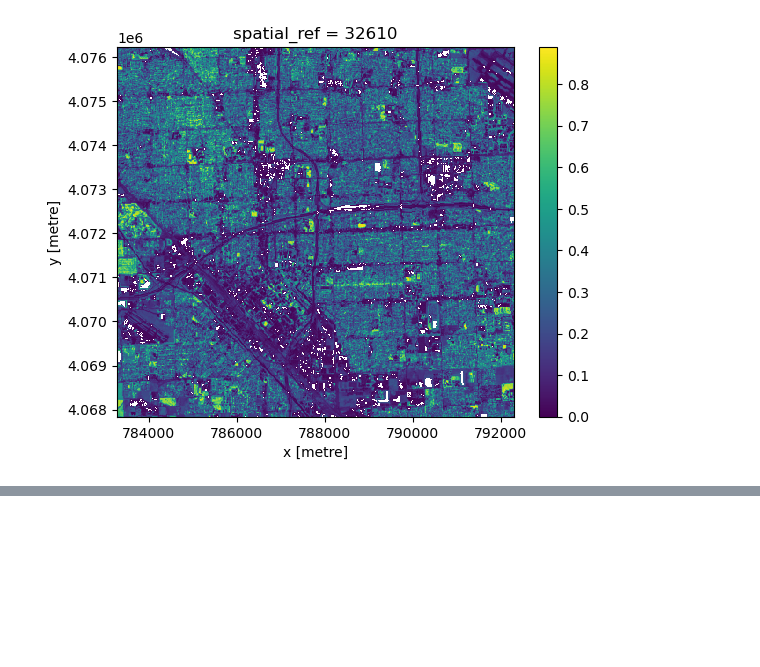
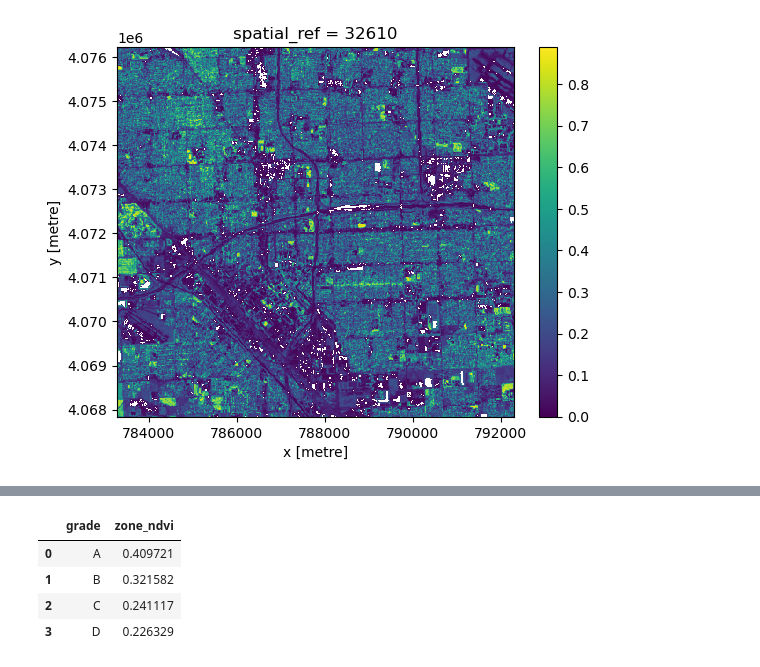
Before and after one commit to espm-157/Final-Luis, a Jupyter notebook: notebook.ipynb, the cells around one changed output, grey strips where cells are left out. Drawn from its saved outputs; the diff is of its cells as text; code cells hidden in the pictures; blank space fills up the shorter version.

```diff
--- a/notebook.ipynb
+++ b/notebook.ipynb
@@ -254,0 +274,11 @@ ndvi4326.rio.to_raster(
+# %%
+fresno_avg = (
+    fresno_stats.groupby("grade")["zone_ndvi"].mean().reset_index()
+)
+fresno_avg
+# %% [output]
+|  | grade | zone_ndvi |
+| 0 | A | 0.409721 |
+| 1 | B | 0.321582 |
+| 2 | C | 0.241117 |
+| 3 | D | 0.226329 |
```
Also changed, not shown: parts of 2 cells of this notebook.
